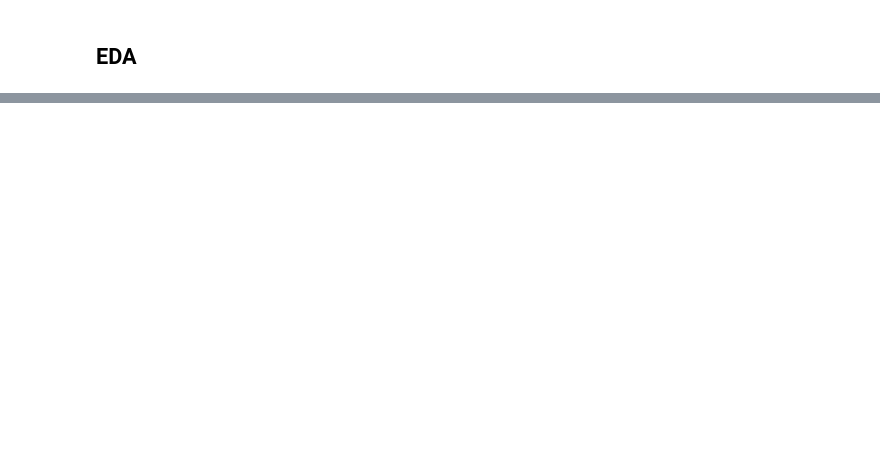
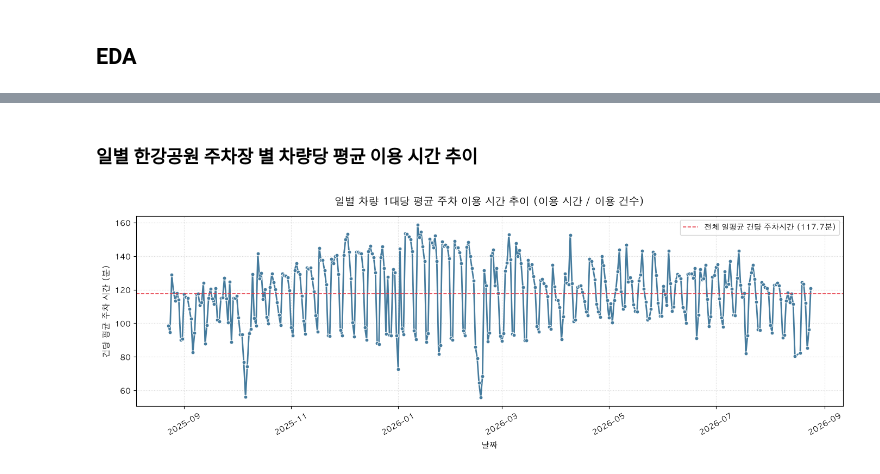
Before and after one commit to zoo-no-s/seoul_hangang_park_analysis, a Jupyter notebook: notebooks/analysis.ipynb, the cells around one changed output, grey strips where cells are left out. Cells and saved outputs as stored; diff of their text form; code cells hidden in the pictures; blank space fills up the shorter version.

```diff
--- a/notebooks/analysis.ipynb
+++ b/notebooks/analysis.ipynb
@@ -771,0 +914,45 @@ df.head(2)
+# %% [markdown]
+### 일별 한강공원 주차장 별 차량당 평균 이용 시간 추이
+# %%
+# 1. 날짜별 총합 집계 후 1회당 평균 이용 시간 계산
+daily_summary = df.groupby(date_col).agg(
+    total_cnt=('PRK_CNTOM', 'sum'),
+    total_hr=('UTZTN_HR', 'sum')
+).reset_index()
+
+# 1회 이용당 평균 시간 (분 기준)
+daily_summary['avg_duration_per_car'] = daily_summary['total_hr'] / daily_summary['total_cnt']
+
+plt.figure(figsize=(14, 5))
+
+sns.lineplot(
+    data=daily_summary,
+    x=date_col,
+    y='avg_duration_per_car',
+    color='#457B9D',
+    linewidth=2,
+    marker='o',
+    markersize=5
+)
+
+# 전체 기간 평균선
+mean_duration = daily_summary['avg_duration_per_car'].mean()
+plt.axhline(
+    mean_duration,
+    color='#E63946',
+    linestyle='--',
+    linewidth=1.2,
+    label=f'전체 일평균 건당 주차시간 ({mean_duration:.1f}분)'
+)
+
+plt.title('일별 차량 1대당 평균 주차 이용 시간 추이 (이용 시간 / 이용 건수)', fontsize=14, pad=15)
+plt.xlabel('날짜', fontsize=11)
+plt.ylabel('건당 평균 주차 시간 (분)', fontsize=11)
+plt.grid(True, linestyle=':', alpha=0.5)
+plt.legend(loc='upper right')
+plt.xticks(rotation=30)
+
+plt.tight_layout()
+plt.show()
+# %% [output]
+[figure, added]
```
Also changed, not shown: parts of 61 cells of this notebook.
